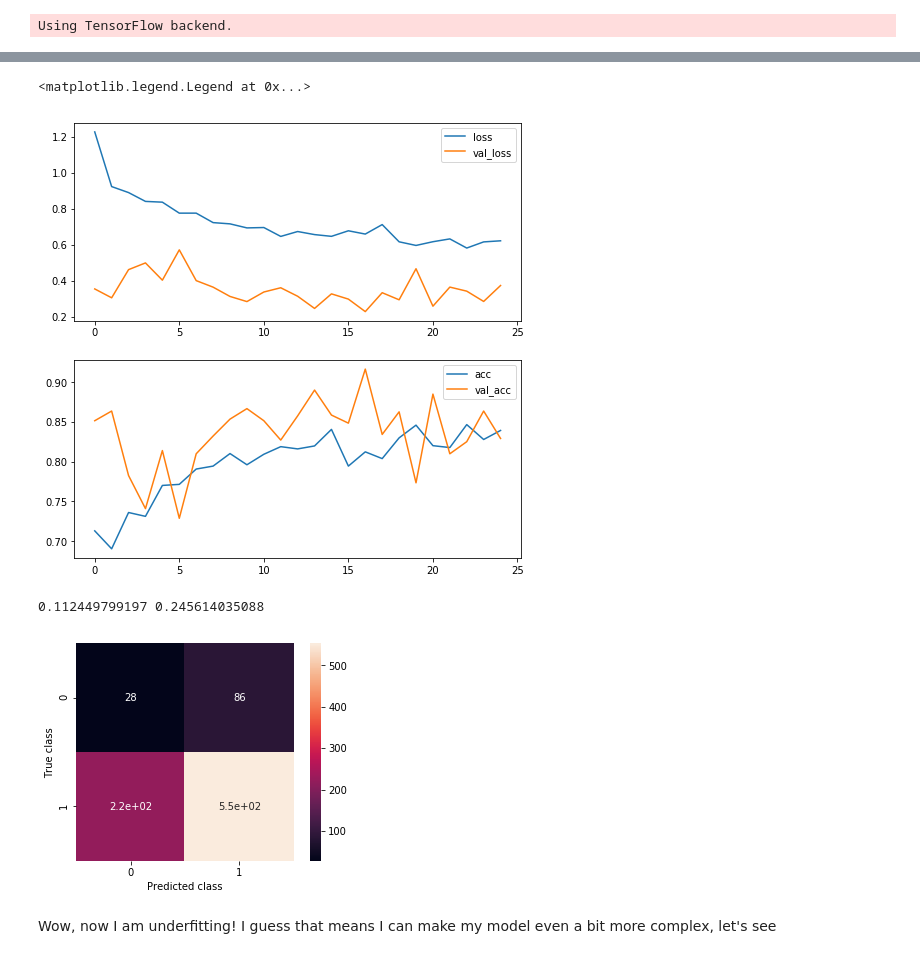
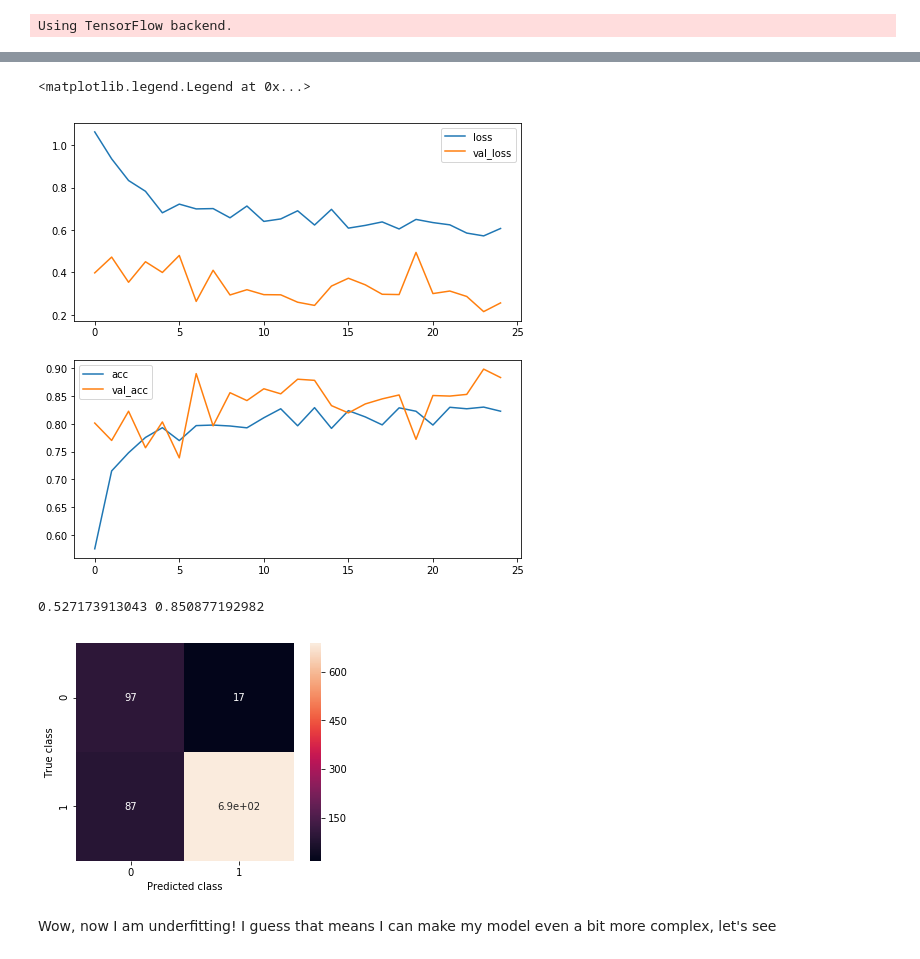
Before and after one commit to danimateos/hotdog-nohotdog, a Jupyter notebook: 04-Improving_our_thingy.ipynb, the cells around one changed output, grey strips where cells are left out. Saved outputs shown, nothing was run; the diff lists cells and outputs as text; code cells hidden in the pictures.

```diff
--- a/04-Improving_our_thingy.ipynb
+++ b/04-Improving_our_thingy.ipynb
@@ -30,14 +30,20 @@ test_datagen = ImageDataGenerator(rescale=1 / 255)
 Using TensorFlow backend.
 # %%
 train_generator = train_datagen.flow_from_directory(train_dir,
-                                                    target_size=(72,72),
+                                                    target_size=(120,120),
                                                     batch_size=100,
                                                     class_mode='binary')
 
 validation_generator = test_datagen.flow_from_directory(validation_dir,
-                                                        target_size=(72,72),
+                                                        target_size=(120,120),
                                                         batch_size=100,
                                                         class_mode='binary')
+
+validation_generator_noshuffle = test_datagen.flow_from_directory(validation_dir,
+                                                        target_size=(120,120),
+                                                        batch_size=100,
+                                                        shuffle=False,
+                                                        class_mode='binary')
 # %% [output]
 Found 4765 images belonging to 2 classes.
 Found 888 images belonging to 2 classes.
@@ -44,6 +51,6 @@ Found 888 images belonging to 2 classes.
 # %%
 my_2nd_cnn = keras.Sequential()
-my_2nd_cnn.add(Conv2D(32, (3, 3), activation='relu', input_shape=(72, 72, 3)))
+my_2nd_cnn.add(Conv2D(32, (3, 3), activation='relu', input_shape=(120, 120, 3)))
 my_2nd_cnn.add(MaxPooling2D((2,2)))
 my_2nd_cnn.add(Conv2D(32, (3, 3), activation='relu'))
 my_2nd_cnn.add(MaxPooling2D((2,2)))
@@ -118,15 +125,15 @@ axes[1].plot(history.epoch, history.history['val_acc'], label='val_acc')
 axes[1].legend()
 # %% [output]
 <matplotlib.legend.Legend at 0x...>
-[figure, old version]
+[figure, new version]
 # %%
 from mateosio import plot_confusion_matrix
 
-ax, precision, recall = plot_confusion_matrix(my_2nd_cnn, validation_generator)
+ax, precision, recall = plot_confusion_matrix(my_2nd_cnn, validation_generator_noshuffle)
 print(precision, recall)
 # %% [output]
-0.112449799197 0.245614035088
+0.527173913043 0.850877192982
-[figure, old version]
+[figure, new version]
 # %% [markdown]
 Wow, now I am underfitting! I guess that means I can make my model even a bit more complex, let's see
 # %% [markdown]
```
Also changed, not shown: parts of 9 cells of this notebook, 4 other files.
